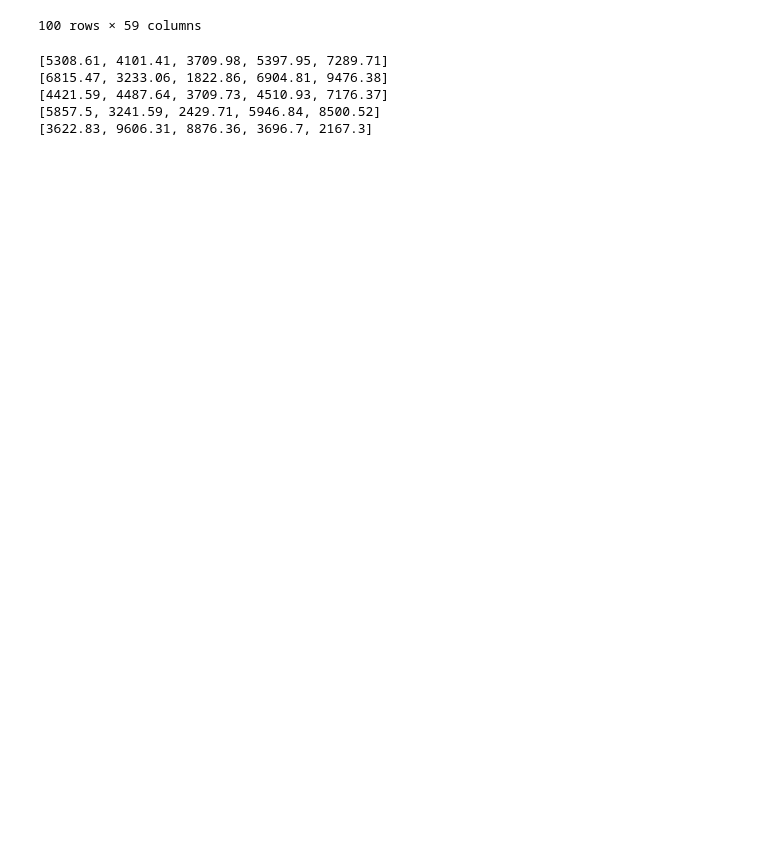
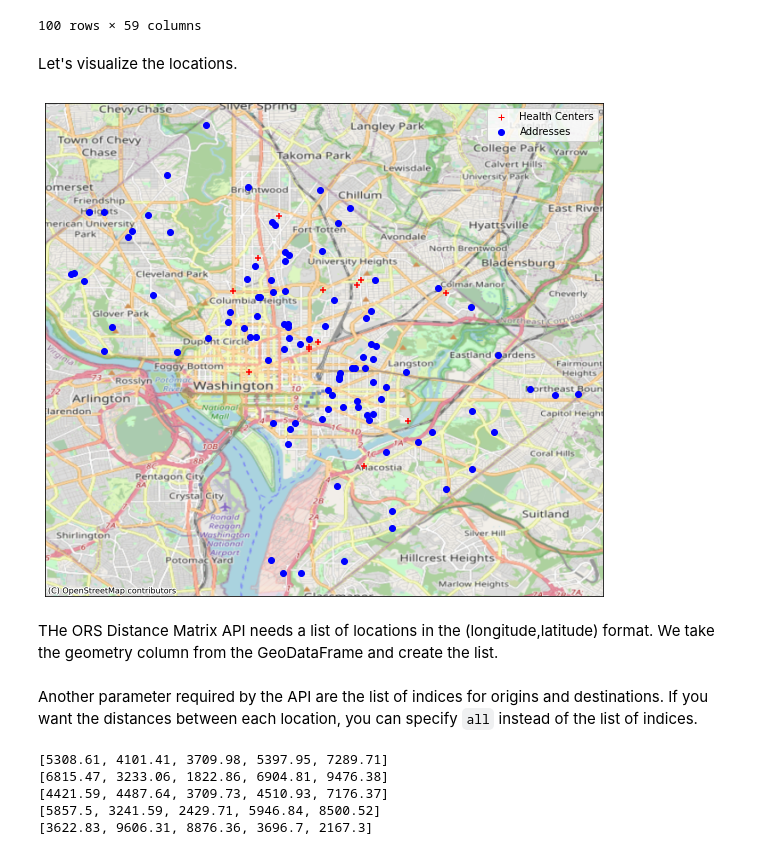
Before and after one commit to spatialthoughts/python-tutorials, a Jupyter notebook: ors_api_distance_matrix.ipynb, the cells around one changed output. Drawn from its saved outputs; the diff is of its cells as text; code cells hidden in the pictures; blank space fills up the shorter version.

```diff
--- a/ors_api_distance_matrix.ipynb
+++ b/ors_api_distance_matrix.ipynb
@@ -104,11 +106,33 @@ address_gdf
 | 98 | 997791 | NaN | 314564 | 314564 | 40238.0 | ACTIVE | 3765 0005 | ADDRESS | OFFICIAL | ... |
 | 99 | 1017695 | NaN | 317375 | 317375 | NaN | ASSIGNED | 0762 0828 | ADDRESS | OFFICIAL | ... |
 100 rows × 59 columns
+# %% [markdown]
+Let's visualize the locations.
+# %%
+fig, ax = plt.subplots(1, 1)
+fig.set_size_inches(10,10)
+health_gdf.plot(ax=ax, color='red', alpha=1, marker='+')
+address_gdf.plot(ax=ax, color='blue', alpha=1, marker='o')
+cx.add_basemap(ax, crs=health_gdf.crs, source=cx.providers.OpenStreetMap.Mapnik)
+
+legend_elements = [
+    plt.plot([],[], color='red', alpha=1, marker='+', label='Health Centers', ls='')[0],
+    plt.plot([],[], color='blue', alpha=1, marker='o', label='Addresses', ls='')[0]]
+ax.legend(handles=legend_elements, loc='upper right')
+ax.get_xaxis().set_visible(False)
+ax.get_yaxis().set_visible(False)
+plt.show()
+# %% [output]
+[figure, added]
+# %% [markdown]
+THe ORS Distance Matrix API needs a list of locations in the (longitude,latitude) format. We take the geometry column from the GeoDataFrame and create the list.
 # %%
 origins = list(zip(address_gdf.geometry.x, address_gdf.geometry.y))[:5]
 destinations = list(zip(health_gdf.geometry.x, health_gdf.geometry.y))[:5]
 # %%
 locations = origins + destinations
+# %% [markdown]
+Another parameter required by the API are the list of indices for origins and destinations. If you want the distances between each location, you can specify `all` instead of the list of indices.
 # %%
 origins_index = list(range(0, len(origins)))
 destinations_index = list(range(len(origins), len(locations)))
```
Also changed, not shown: parts of 7 cells of this notebook.
